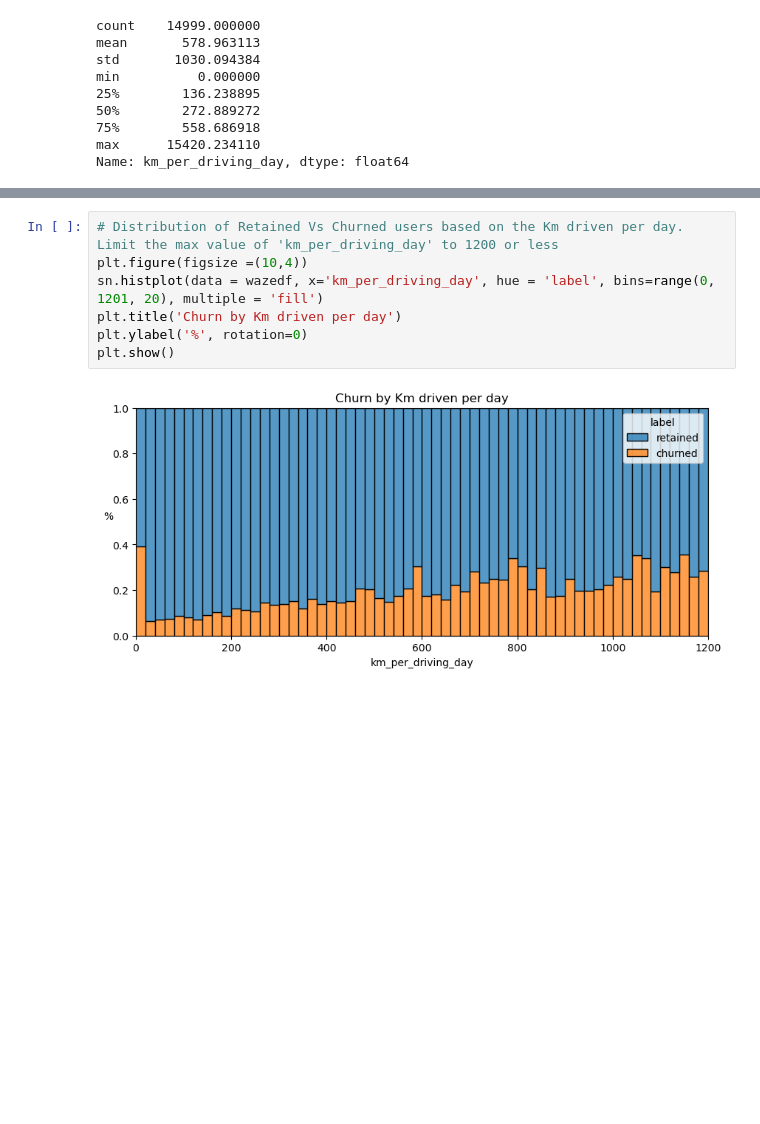
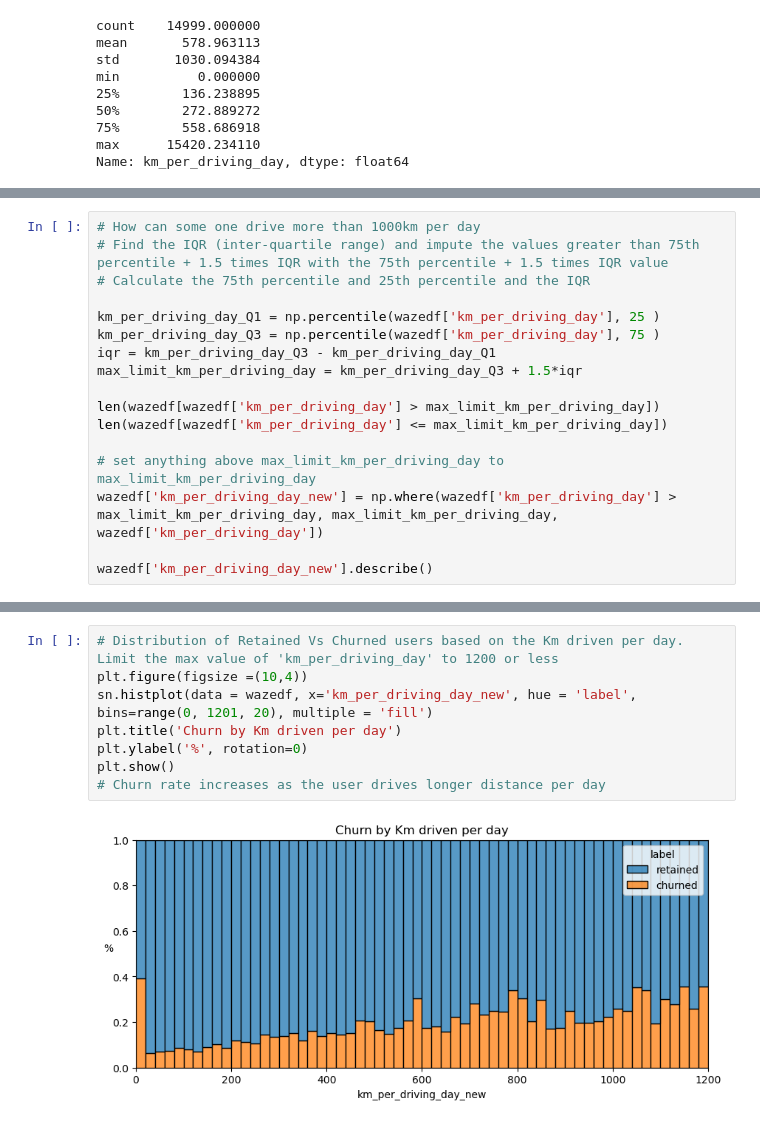
Before and after one commit to marulsnesamony/Portfolio, a Jupyter notebook: Python Code/Navigation App User Usage - EDA.ipynb, the cells around one changed output, grey strips where cells are left out. Cells and saved outputs as stored; diff of their text form; blank space fills up the shorter version.

Commit message:
Exploratory Data analysis of a navigation app

```diff
--- a/Python Code/Navigation App User Usage - EDA.ipynb
+++ b/Python Code/Navigation App User Usage - EDA.ipynb
@@ -278,0 +260,17 @@ Name: km_per_driving_day, dtype: float64
+# %%
+# How can some one drive more than 1000km per day
+# Find the IQR (inter-quartile range) and impute the values greater than 75th percentile + 1.5 times IQR with the 75th percentile + 1.5 times IQR value
+# Calculate the 75th percentile and 25th percentile and the IQR
+
+km_per_driving_day_Q1 = np.percentile(wazedf['km_per_driving_day'], 25 )
+km_per_driving_day_Q3 = np.percentile(wazedf['km_per_driving_day'], 75 )
+iqr = km_per_driving_day_Q3 - km_per_driving_day_Q1
+max_limit_km_per_driving_day = km_per_driving_day_Q3 + 1.5*iqr
+
+len(wazedf[wazedf['km_per_driving_day'] > max_limit_km_per_driving_day])
+len(wazedf[wazedf['km_per_driving_day'] <= max_limit_km_per_driving_day])
+
+# set anything above max_limit_km_per_driving_day to max_limit_km_per_driving_day
+wazedf['km_per_driving_day_new'] = np.where(wazedf['km_per_driving_day'] > max_limit_km_per_driving_day, max_limit_km_per_driving_day, wazedf['km_per_driving_day'])
+
+wazedf['km_per_driving_day_new'].describe()
@@ -279,9 +287,10 @@ Name: km_per_driving_day, dtype: float64
 # %%
 # Distribution of Retained Vs Churned users based on the Km driven per day. Limit the max value of 'km_per_driving_day' to 1200 or less
 plt.figure(figsize =(10,4))
-sn.histplot(data = wazedf, x='km_per_driving_day', hue = 'label', bins=range(0, 1201, 20), multiple = 'fill')
+sn.histplot(data = wazedf, x='km_per_driving_day_new', hue = 'label', bins=range(0, 1201, 20), multiple = 'fill')
 plt.title('Churn by Km driven per day')
 plt.ylabel('%', rotation=0)
 plt.show()
+# Churn rate increases as the user drives longer distance per day
 # %% [output]
-[figure, old version]
+[figure, new version]
```
Also changed, not shown: parts of 7 cells of this notebook.
